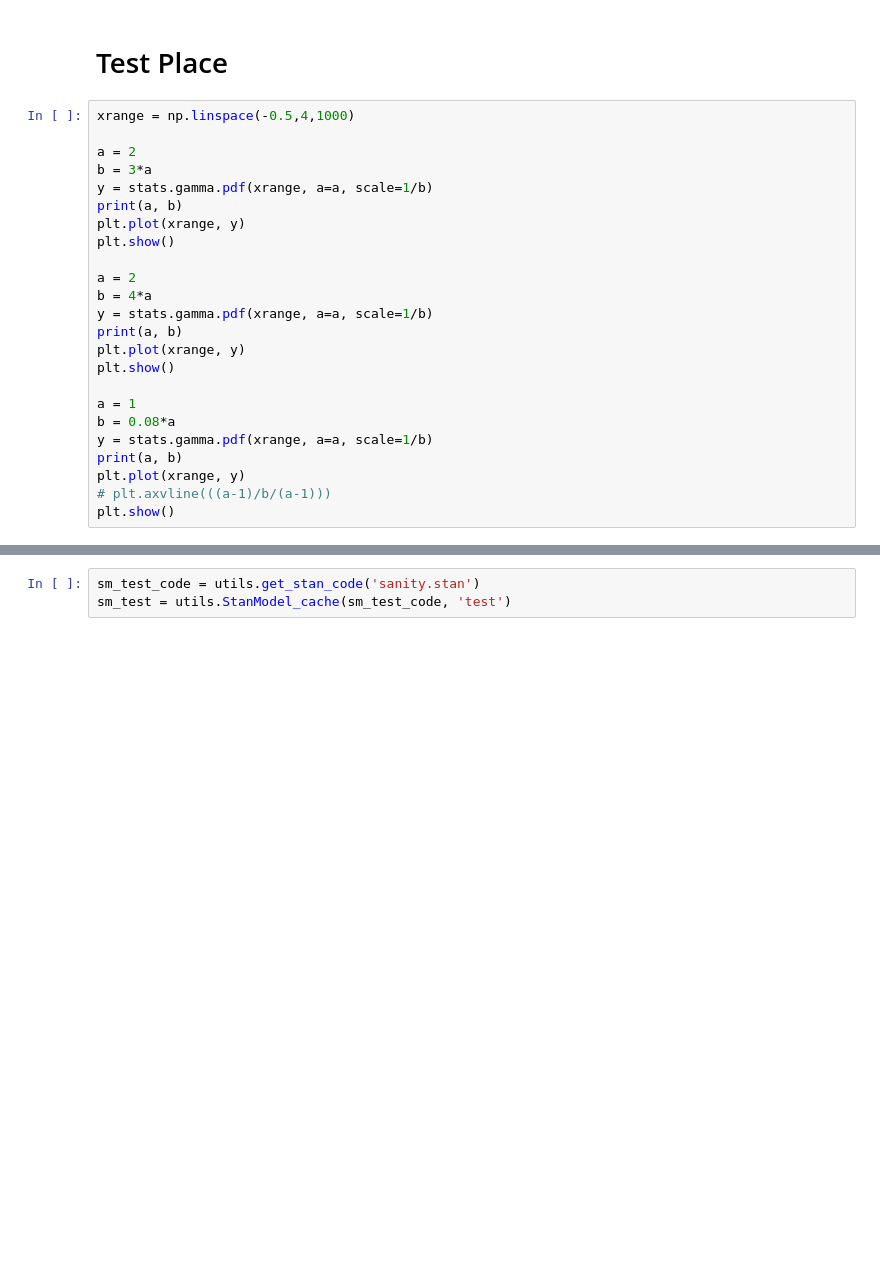
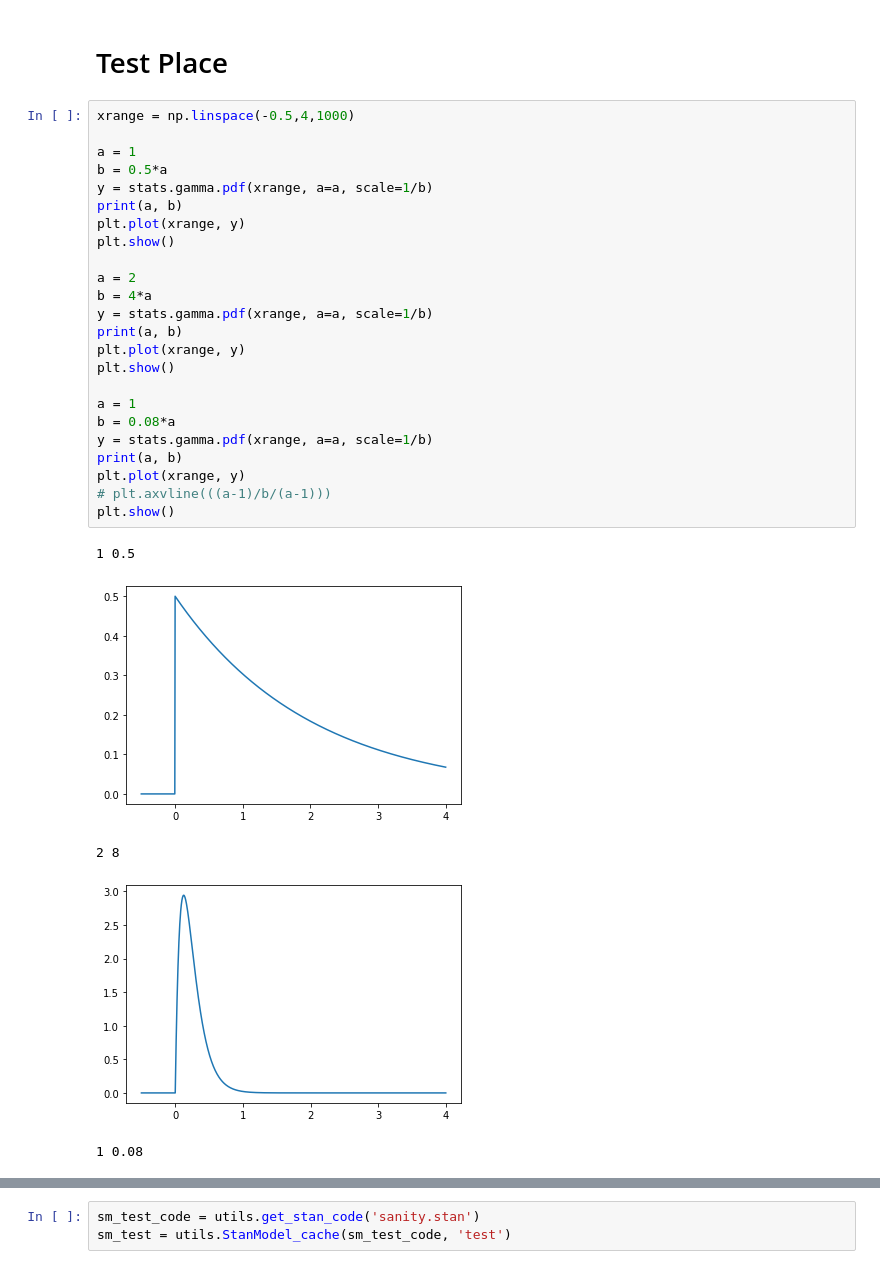
Before and after one commit to Napam/INF367A, a Jupyter notebook: Projects/Project2/StanProject.ipynb, the cells around one changed output, grey strips where cells are left out. Saved outputs shown, nothing was run; the diff lists cells and outputs as text; blank space fills up the shorter version.

```diff
--- a/Projects/Project2/StanProject.ipynb
+++ b/Projects/Project2/StanProject.ipynb
@@ -287,24 +208,30 @@ ci_df(hist['model'][0], df_train.sort_values('rating'))
 # %%
 xrange = np.linspace(-0.5,4,1000)
 
-a = 2
-b = 3*a
+a = 1
+b = 0.5*a
 y = stats.gamma.pdf(xrange, a=a, scale=1/b)
 print(a, b)
 plt.plot(xrange, y)
 plt.show()
 
 a = 2
 b = 4*a
 y = stats.gamma.pdf(xrange, a=a, scale=1/b)
 print(a, b)
 plt.plot(xrange, y)
 plt.show()
 
 a = 1
 b = 0.08*a
 y = stats.gamma.pdf(xrange, a=a, scale=1/b)
 print(a, b)
 plt.plot(xrange, y)
 # plt.axvline(((a-1)/b/(a-1)))
 plt.show()
+# %% [output]
+1 0.5
+[figure, added]
+2 8
+[figure, added]
+1 0.08
```
Also changed, not shown: parts of 22 cells of this notebook, 5 other files.
